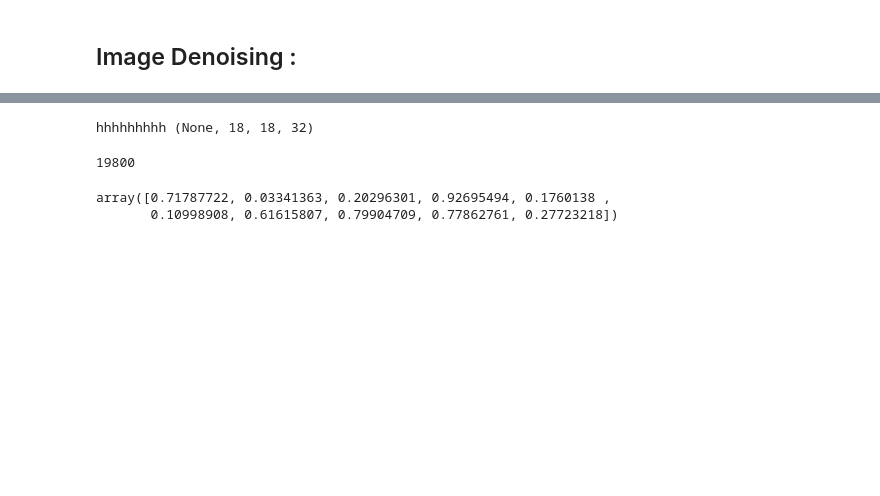
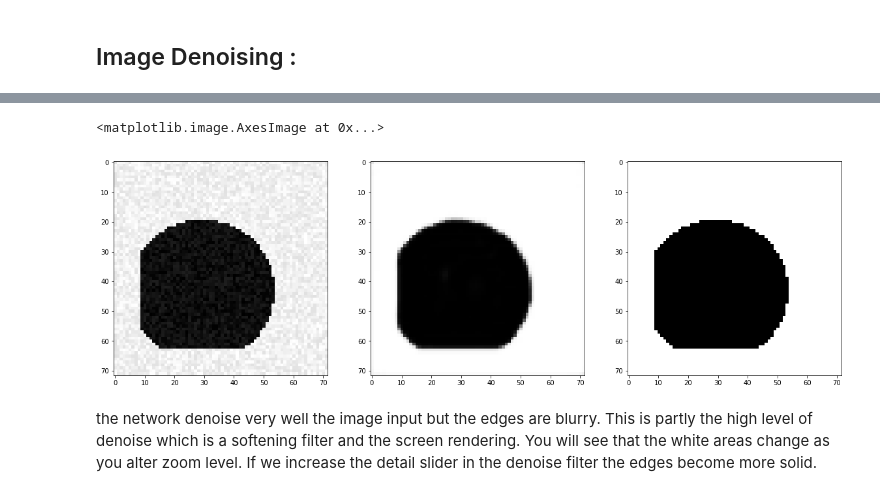
Before and after one commit to fakhou/Deep-Learning---MVA---CentraleSupelec, a Jupyter notebook: mp1.ipynb, the cells around one changed output, grey strips where cells are left out. Drawn from its saved outputs; the diff is of its cells as text; code cells hidden in the pictures; blank space fills up the shorter version.

```diff
--- a/mp1.ipynb
+++ b/mp1.ipynb
@@ -459,17 +463,15 @@ X_train = X_train.reshape(X_train.shape[0], 72, 72, 1)
 Y_train = Y_train.reshape(X_train.shape[0], 72, 72, 1)
 # %%
 model = Sequential()
-model.add(Conv2D(32, (3, 3), activation='relu', padding='same', input_shape=(28, 28, 1)))
+model.add(Conv2D(16, (3, 3), activation='relu', padding='same', input_shape=(72, 72, 1)))
 model.add(MaxPooling2D(pool_size=(2, 2)))
-model.add(Conv2D(32, (3, 3), activation='relu'))
+model.add(Conv2D(32, (3, 3), activation='relu', padding='same'))
 model.add(MaxPooling2D(pool_size=(2, 2)))
-print('hhhhhhhhh',model.output_shape)
-model.add(Conv2D(32, (3, 3), activation='relu', padding='same'))
-model.add(UpSampling2D(size=(2, 2)))
 model.add(Conv2D(32, (3, 3), activation='relu', padding='same'))
 model.add(UpSampling2D(size = (2,2)))
+model.add(Conv2D(16, (3, 3), activation='sigmoid', padding='same'))
+model.add(UpSampling2D(size = (2,2)))
 model.add(Conv2D(1, (3, 3), activation='sigmoid', padding='same'))
-print('hhhhhhhhh',model.output_shape)
-#Model.compile(loss='mean_squared_error', optimizer='adam')
-#Model.fit(X_train, Y_train, batch_size=128, epochs=10, verbose=1, validation_split=0.1)
+model.compile(loss='mean_squared_error', optimizer='adam')
+model.fit(X_train, Y_train, batch_size=128, epochs=30, verbose=1, validation_split=0.1)
 # %% [output]
@@ -478,26 +496,16 @@ hhhhhhhhh (None, 24, 24, 1)
-# %%
-from keras.models import Model
-input_img = Input(shape=(72, 72, 1))  # adapt this if using `channels_first` image data format
-
-x = Conv2D(32, (3, 3), activation='relu', padding='same')(input_img)
-x = MaxPooling2D((2, 2), padding='same')(x)
-x = Conv2D(32, (3, 3), activation='relu', padding='same')(x)
-encoded = MaxPooling2D((2, 2), padding='same')(x)
-x = Conv2D(32, (3, 3), activation='relu', padding='same')(encoded)
-x = UpSampling2D((2, 2))(x)
-x = Conv2D(32, (3, 3), activation='relu', padding='same')(x)
-x = UpSampling2D((2, 2))(x)
-decoded = Conv2D(1, (3, 3), activation='sigmoid', padding='same')(x)
-autoencoder = Model(input_img, encoded)
-print('hhhhhhhhh',autoencoder.output_shape)
-# %% [output]
-hhhhhhhhh (None, 18, 18, 32)
-# %%
-[x, Y]
-# %% [output]
-19800
-# %%
-np.random.random(10)
-# %% [output]
-array([0.71787722, 0.03341363, 0.20296301, 0.92695494, 0.1760138 ,
-       0.10998908, 0.61615807, 0.79904709, 0.77862761, 0.27723218])
+# %%
+fig, size = plt.subplots(figsize=(20,10),)
+plt.subplot(131)
+plt.imshow(X_train[70].reshape(IMAGE_SIZE,IMAGE_SIZE), cmap='gray')
+plt.subplot(132)
+plt.imshow(model.predict(X_train[70].reshape(1, 72, 72, 1)).reshape(IMAGE_SIZE,IMAGE_SIZE), cmap='gray')
+plt.subplot(133)
+plt.imshow(Y_train[70].reshape(IMAGE_SIZE,IMAGE_SIZE), cmap='gray')
+# %% [output]
+<matplotlib.image.AxesImage at 0x...>
+[figure, added]
+# %% [markdown]
+the network denoise very well the image input but the edges are blurry. This is partly
+the high level of denoise which is a softening filter and the screen rendering. You will
+see that the white areas change as you alter zoom level.
+If we increase the detail slider in the denoise filter the edges become more solid.
```
Also changed, not shown: parts of 22 cells of this notebook.
